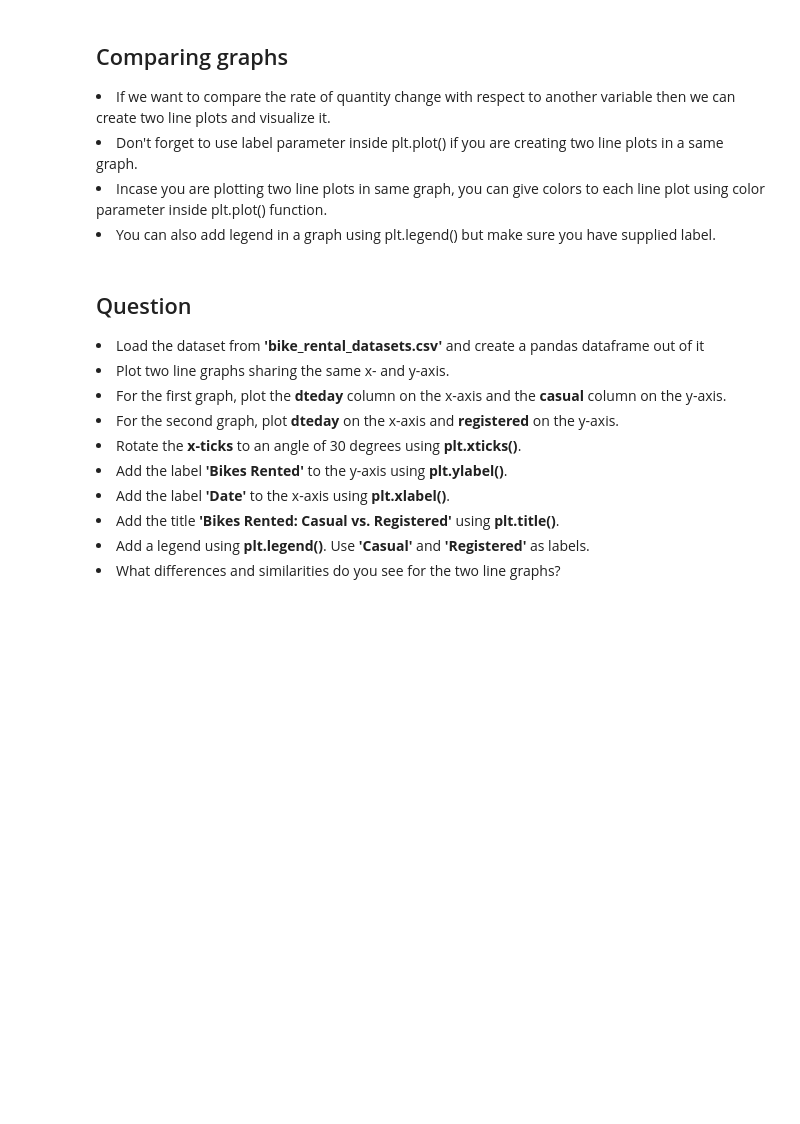
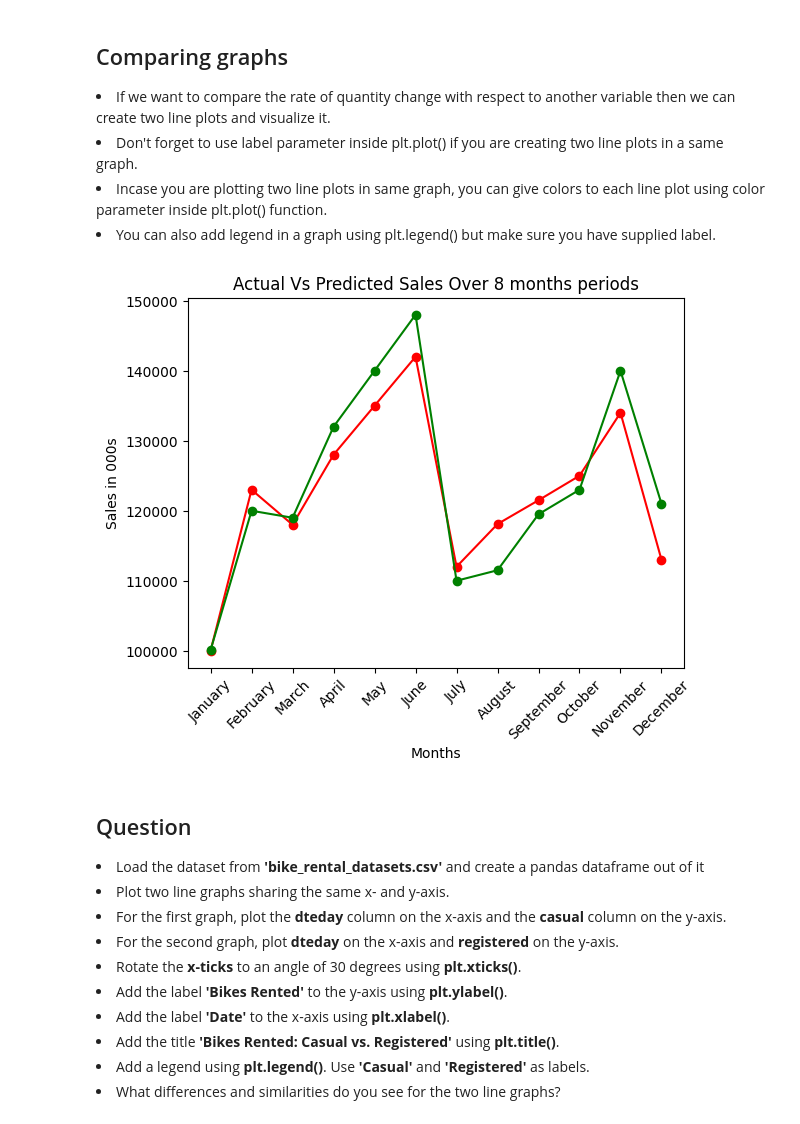
Before and after one commit to prabhat-123/Python_For_Data_Science, a Jupyter notebook: data_visualization.ipynb, the cells around one changed output. Drawn from its saved outputs; the diff is of its cells as text; code cells hidden in the pictures; blank space fills up the shorter version.

Commit message:
comparing line charts

```diff
--- a/data_visualization.ipynb
+++ b/data_visualization.ipynb
@@ -315,3 +317,20 @@ plt.show()
+# %%
+x = ["January", "February", "March", "April", "May", "June", "July", "August",
+    "September", "October", "November", "December"]
+actual_sales = [100000, 123000, 118000, 128000, 135000, 142000, 112000, 118100,
+               121500, 125000, 134000, 113000]
+predicted_sales = [100100, 120000, 119000, 132000, 140000, 148000, 110000,
+                   111500, 119500, 123000, 140000, 121000]
+# %%
+plt.plot(x, actual_sales, marker = 'o', color = "red")
+plt.plot(x, predicted_sales, marker = 'o', color = 'green')
+plt.title("Actual Vs Predicted Sales Over 8 months periods")
+plt.xlabel("Months")
+plt.xticks(rotation = 45)
+plt.ylabel("Sales in 000s")
+plt.show()
+# %% [output]
+[figure, added]
 # %% [markdown]
 ## Question
 
```
Also changed, not shown: parts of 1 cell of this notebook.
